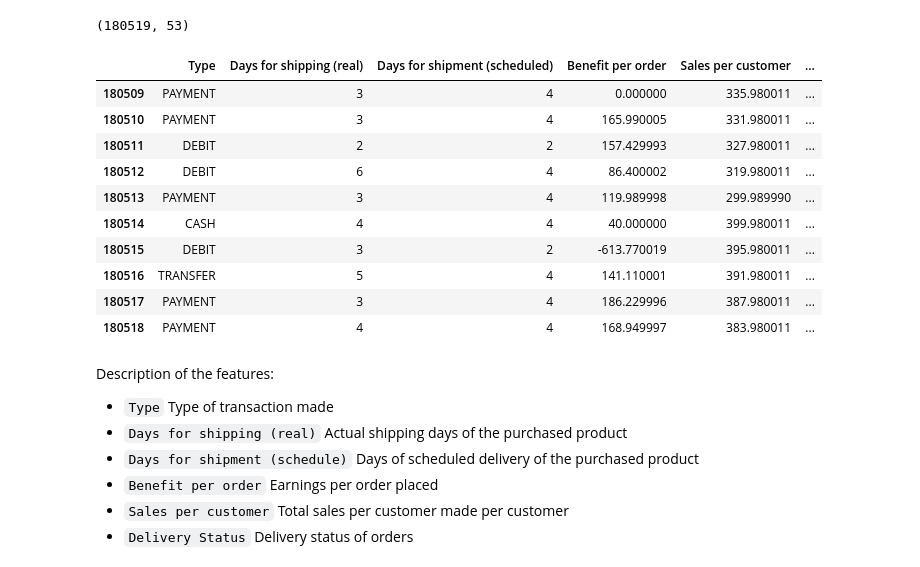
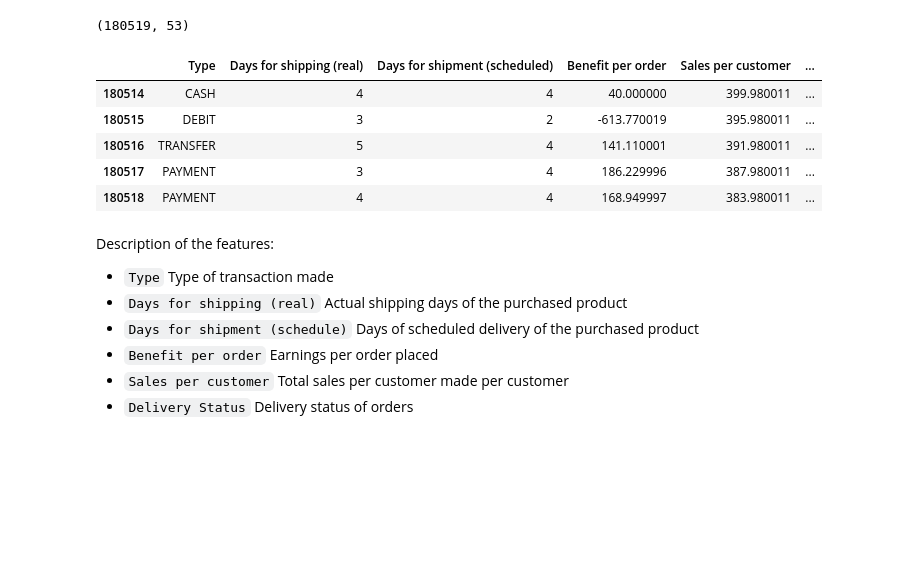
Before and after one commit to federicoleo/classification_models_comparison, a Jupyter notebook: Comparison_of_Statistical_Models_for_a_Fraud_Detection_Application.ipynb, the cells around one changed output. Drawn from its saved outputs; the diff is of its cells as text; code cells hidden in the pictures; blank space fills up the shorter version.

```diff
--- a/Comparison_of_Statistical_Models_for_a_Fraud_Detection_Application.ipynb
+++ b/Comparison_of_Statistical_Models_for_a_Fraud_Detection_Application.ipynb
@@ -31,14 +31,9 @@ data.shape
 # %% [output]
 (180519, 53)
 # %%
-data.tail(10)
+data.tail(5)
 # %% [output]
 |  | Type | Days for shipping (real) | Days for shipment (scheduled) | Benefit per order | Sales per customer | ... |
-| 180509 | PAYMENT | 3 | 4 | 0.000000 | 335.980011 | ... |
-| 180510 | PAYMENT | 3 | 4 | 165.990005 | 331.980011 | ... |
-| 180511 | DEBIT | 2 | 2 | 157.429993 | 327.980011 | ... |
-| 180512 | DEBIT | 6 | 4 | 86.400002 | 319.980011 | ... |
-| 180513 | PAYMENT | 3 | 4 | 119.989998 | 299.989990 | ... |
 | 180514 | CASH | 4 | 4 | 40.000000 | 399.980011 | ... |
 | 180515 | DEBIT | 3 | 2 | -613.770019 | 395.980011 | ... |
 | 180516 | TRANSFER | 5 | 4 | 141.110001 | 391.980011 | ... |
```
